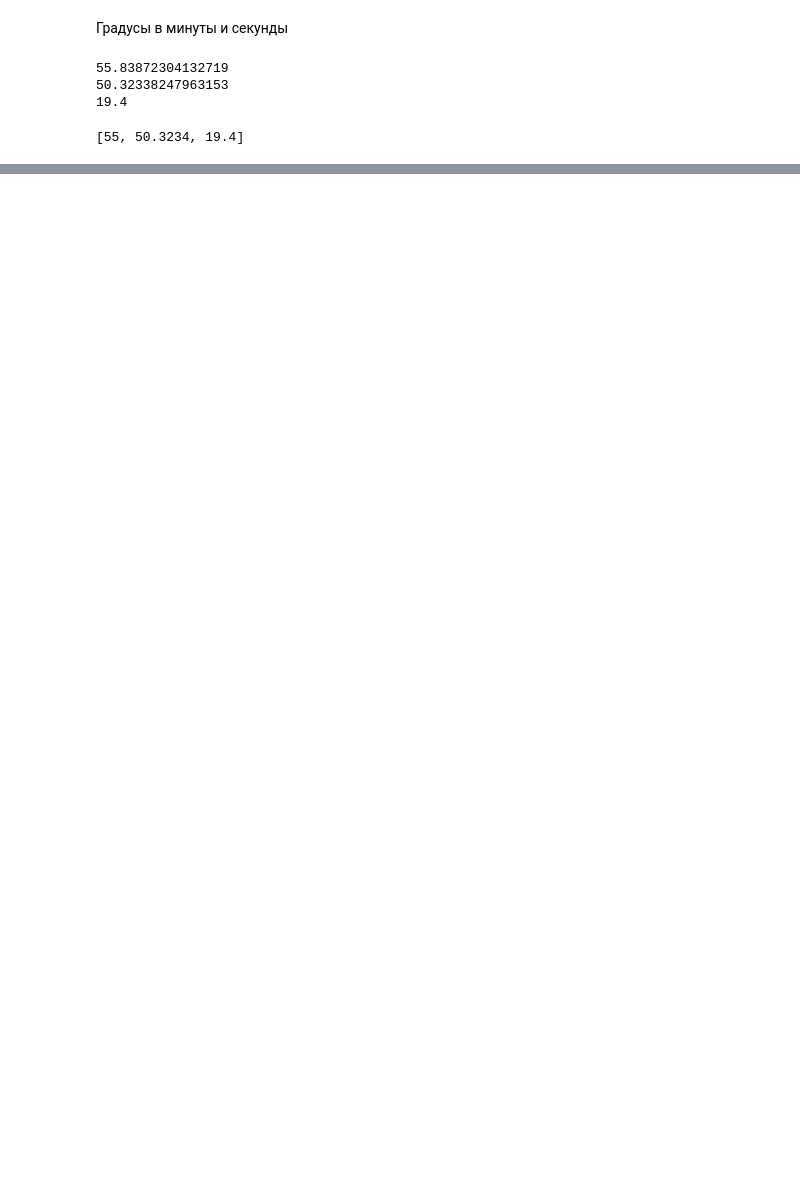
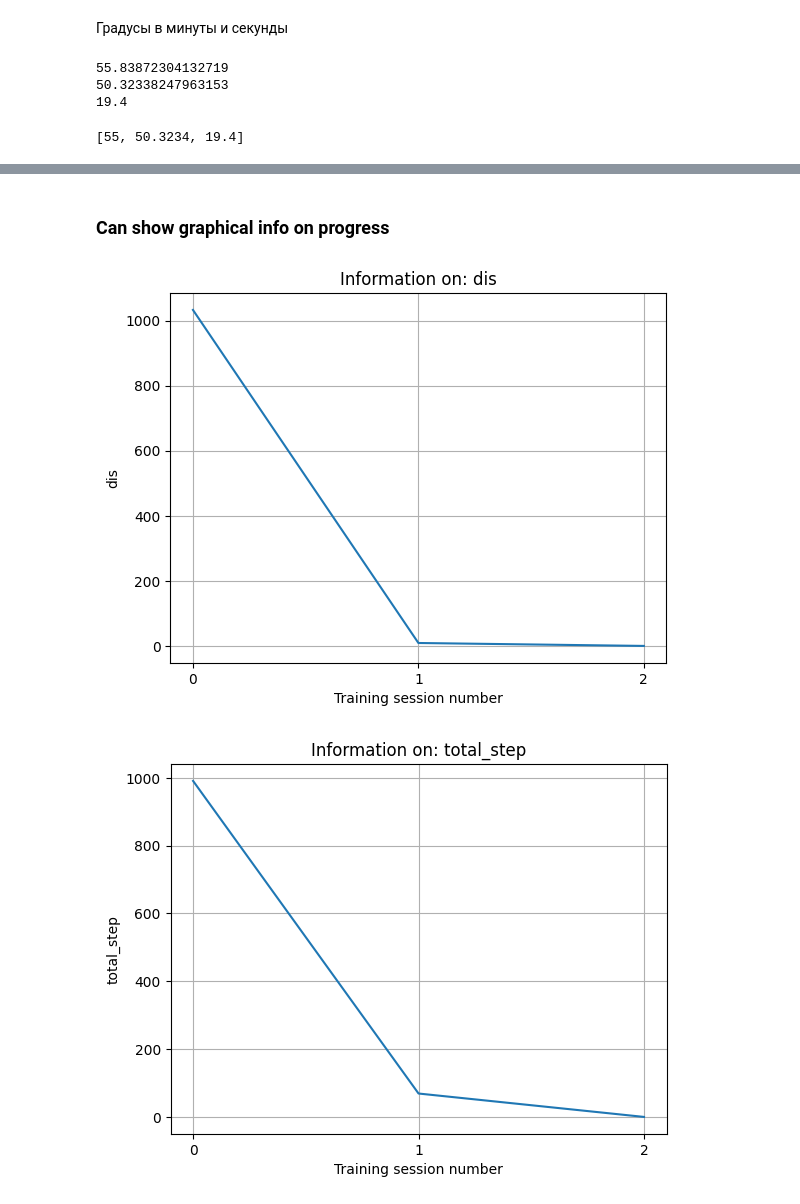
Before and after one commit to kobks/VKR, a Jupyter notebook: VKR_code.ipynb, the cells around one changed output, grey strips where cells are left out. Cells and saved outputs as stored; diff of their text form; code cells hidden in the pictures; blank space fills up the shorter version.

```diff
--- a/VKR_code.ipynb
+++ b/VKR_code.ipynb
@@ -1540,0 +1795,7 @@ print(my_output([30.0], w, b))
+# %% [markdown]
+### Can show graphical info on progress
+# %%
+show_graphs(get_history())
+# %% [output]
+[figure, added]
+[figure, added]
```
Also changed, not shown: parts of 78 cells of this notebook.
